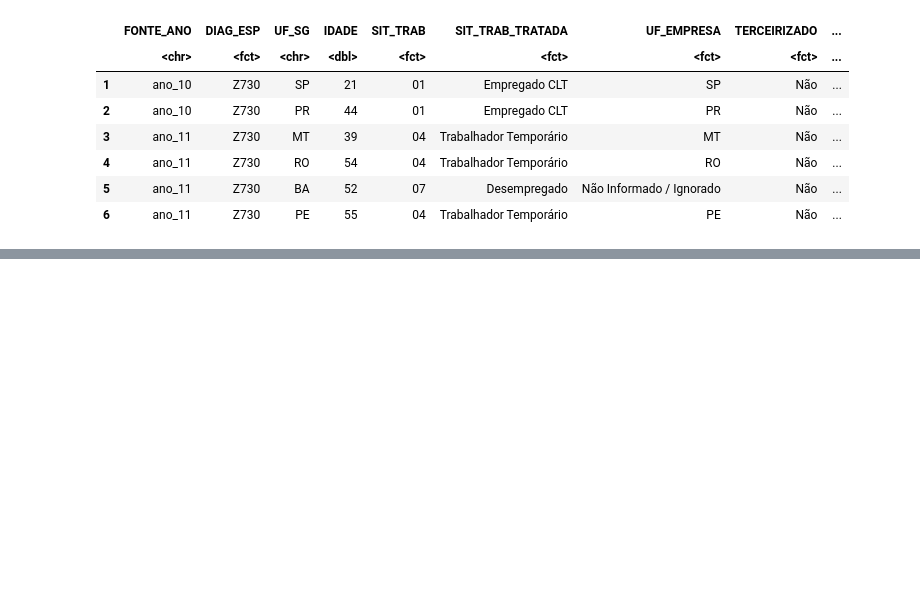
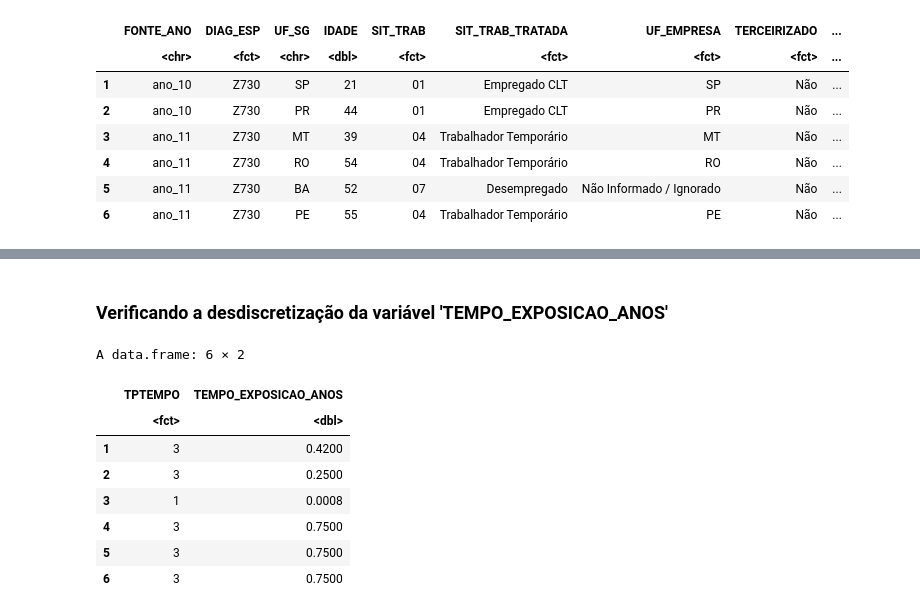
Before and after one commit to gabrielwai/Burnout-DataSUS, a Jupyter notebook: Burnout-DataSUS.ipynb, the cells around one changed output, grey strips where cells are left out. Saved outputs shown, nothing was run; the diff lists cells and outputs as text; code cells hidden in the pictures; blank space fills up the shorter version.

```diff
--- a/Burnout-DataSUS.ipynb
+++ b/Burnout-DataSUS.ipynb
@@ -462,0 +580,17 @@ A data.frame: 6 × 21
+# %% [markdown]
+### Verificando a desdiscretização da variável 'TEMPO_EXPOSICAO_ANOS'
+# %%
+test<-NUTEMPORIS_TRATADO%>%
+select(TPTEMPO, TEMPO_EXPOSICAO_ANOS)%>%
+filter(TEMPO_EXPOSICAO_ANOS < 1 & TEMPO_EXPOSICAO_ANOS!=0)
+head(test3)
+# %% [output]
+A data.frame: 6 × 2
+|  | TPTEMPO | TEMPO_EXPOSICAO_ANOS |
+|  | <fct> | <dbl> |
+| 1 | 3 | 0.4200 |
+| 2 | 3 | 0.2500 |
+| 3 | 1 | 0.0008 |
+| 4 | 3 | 0.7500 |
+| 5 | 3 | 0.7500 |
+| 6 | 3 | 0.7500 |
```
Also changed, not shown: parts of 11 cells of this notebook.
